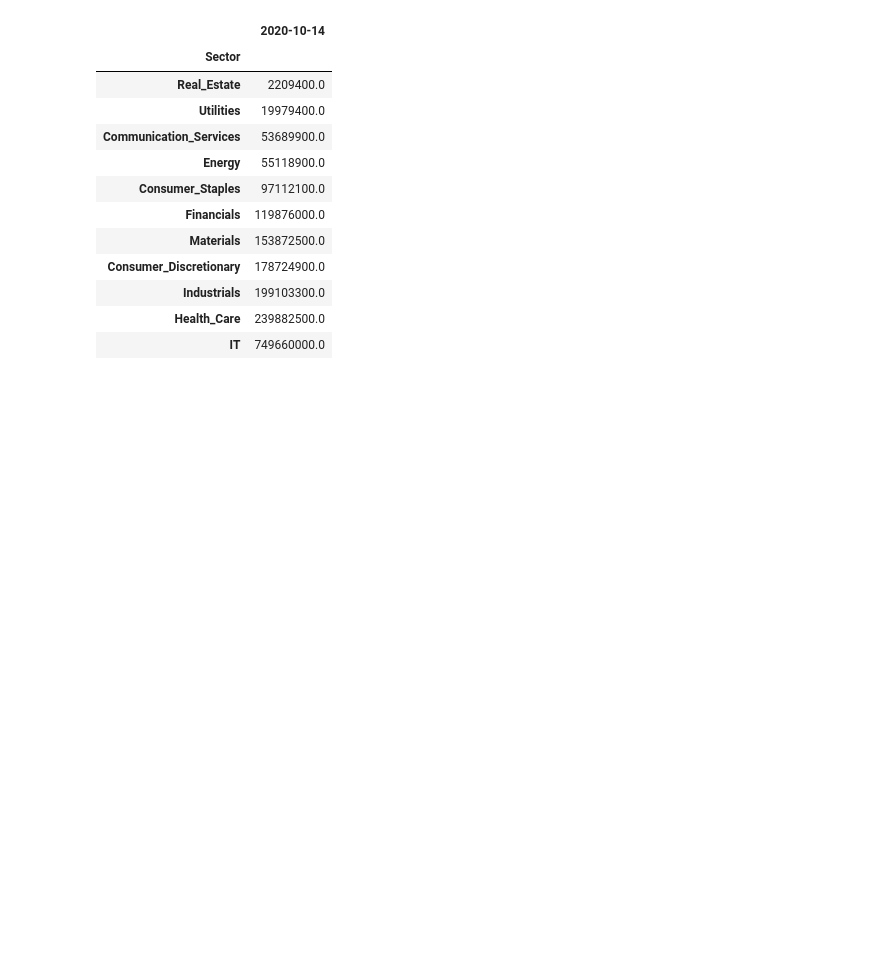
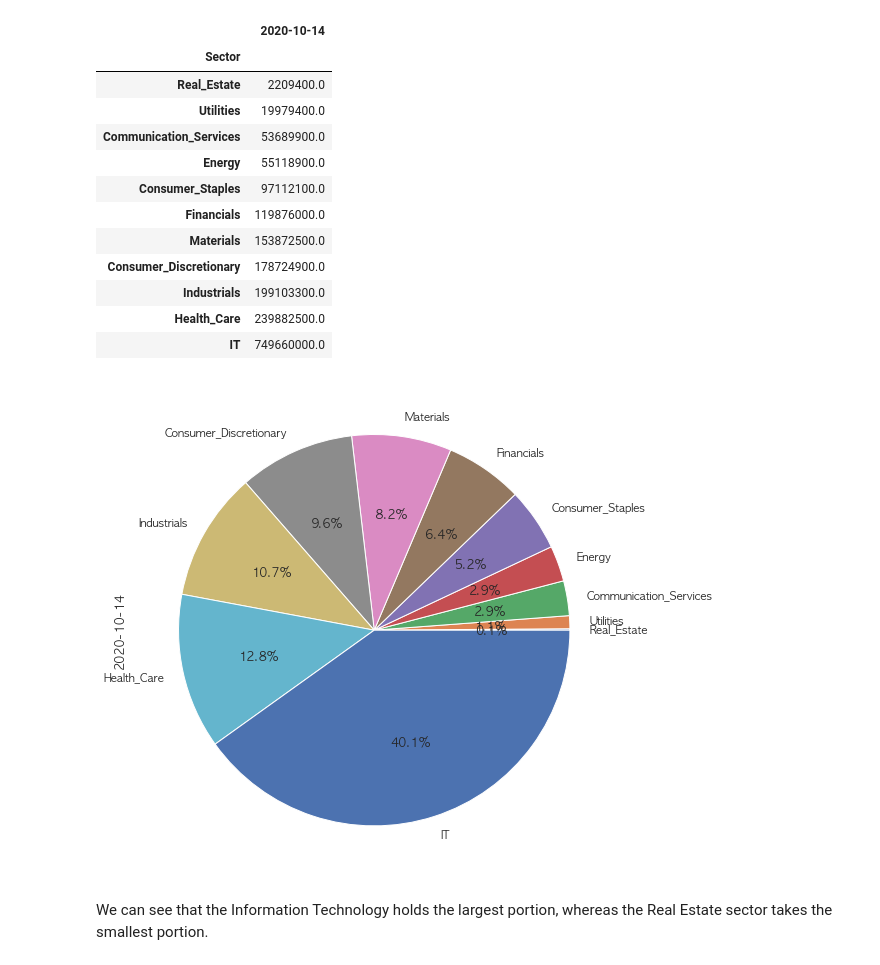
Before and after one commit to mjmax75/Stock_Analysis, a Jupyter notebook: stock_analysis.ipynb, the cells around one changed output. Saved outputs shown, nothing was run; the diff lists cells and outputs as text; code cells hidden in the pictures; blank space fills up the shorter version.

```diff
--- a/stock_analysis.ipynb
+++ b/stock_analysis.ipynb
@@ -306,3 +306,10 @@ sector_mc_df
 | Industrials | 199103300.0 |
 | Health_Care | 239882500.0 |
 | IT | 749660000.0 |
+# %%
+# Drawing pie-chart
+sector_mc_df.plot(kind='pie', y=view_date, figsize=(15,9), legend=False, autopct='%1.1f%%');
+# %% [output]
+[figure, added]
+# %% [markdown]
+We can see that the Information Technology holds the largest portion, whereas the Real Estate sector takes the smallest portion.
```
Also changed, not shown: parts of 21 cells of this notebook.
